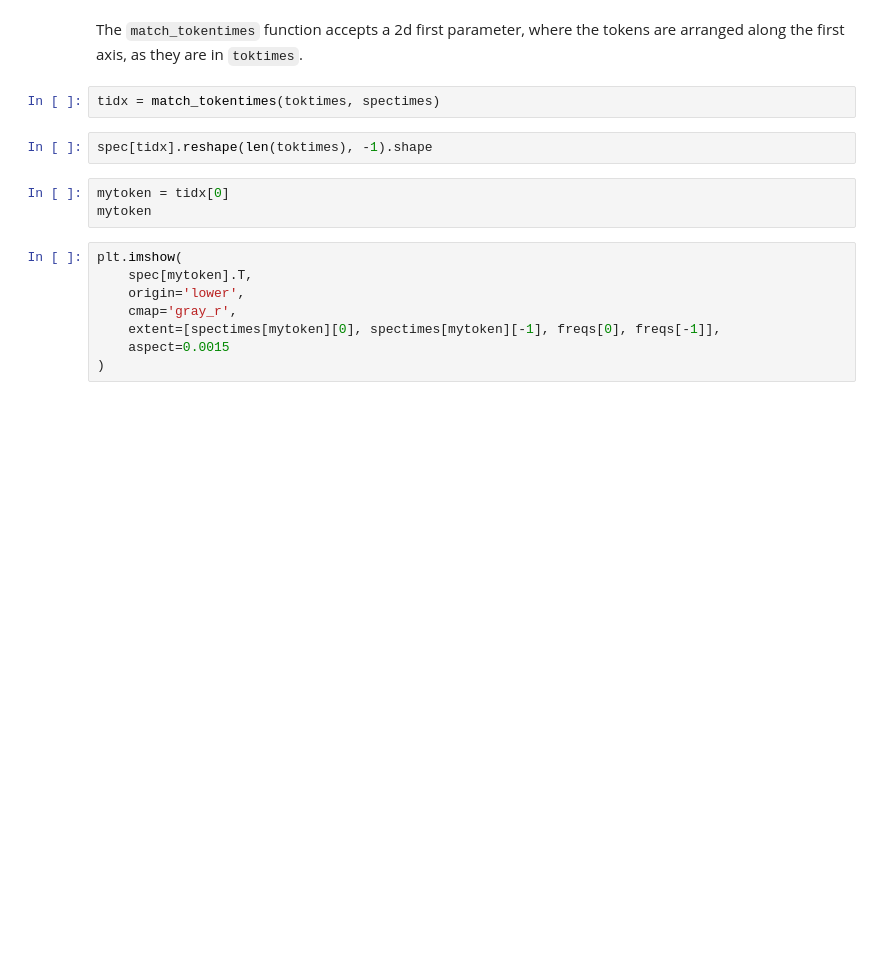
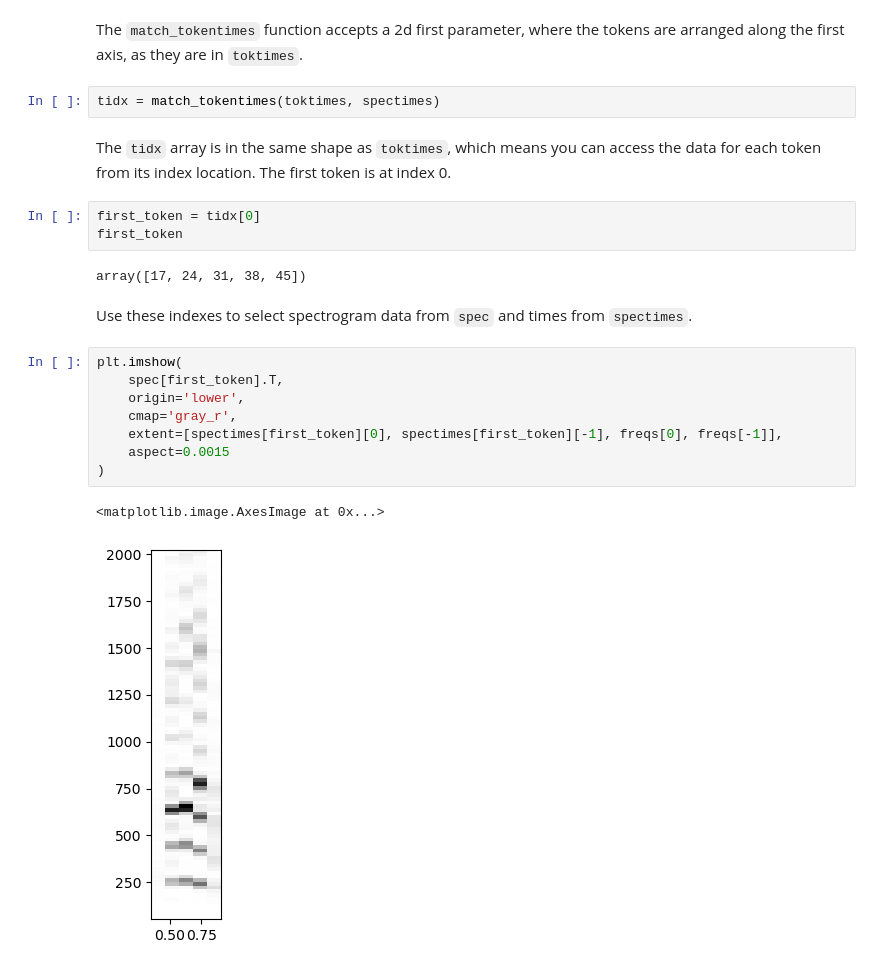
Before and after one commit to rsprouse/phonlab, a Jupyter notebook: doc/Matching times of tokens and corresponding measures.ipynb, the cells around one changed output. Drawn from its saved outputs; the diff is of its cells as text; blank space fills up the shorter version.

Commit message:
Fixes for match_tokentimes

```diff
--- a/doc/Matching times of tokens and corresponding measures.ipynb
+++ b/doc/Matching times of tokens and corresponding measures.ipynb
@@ -92,16 +145,23 @@ toktimes
 The `match_tokentimes` function accepts a 2d first parameter, where the tokens are arranged along the first axis, as they are in `toktimes`.
 # %%
 tidx = match_tokentimes(toktimes, spectimes)
-# %%
-spec[tidx].reshape(len(toktimes), -1).shape
+# %% [markdown]
+The `tidx` array is in the same shape as `toktimes`, which means you can access the data for each token from its index location. The first token is at index 0.
 # %%
-mytoken = tidx[0]
-mytoken
+first_token = tidx[0]
+first_token
+# %% [output]
+array([17, 24, 31, 38, 45])
+# %% [markdown]
+Use these indexes to select spectrogram data from `spec` and times from `spectimes`.
 # %%
 plt.imshow(
-    spec[mytoken].T,
+    spec[first_token].T,
     origin='lower',
     cmap='gray_r',
-    extent=[spectimes[mytoken][0], spectimes[mytoken][-1], freqs[0], freqs[-1]],
+    extent=[spectimes[first_token][0], spectimes[first_token][-1], freqs[0], freqs[-1]],
     aspect=0.0015
 )
+# %% [output]
+<matplotlib.image.AxesImage at 0x...>
+[figure, added]
```
Also changed, not shown: parts of 15 cells of this notebook, 3 other files.
